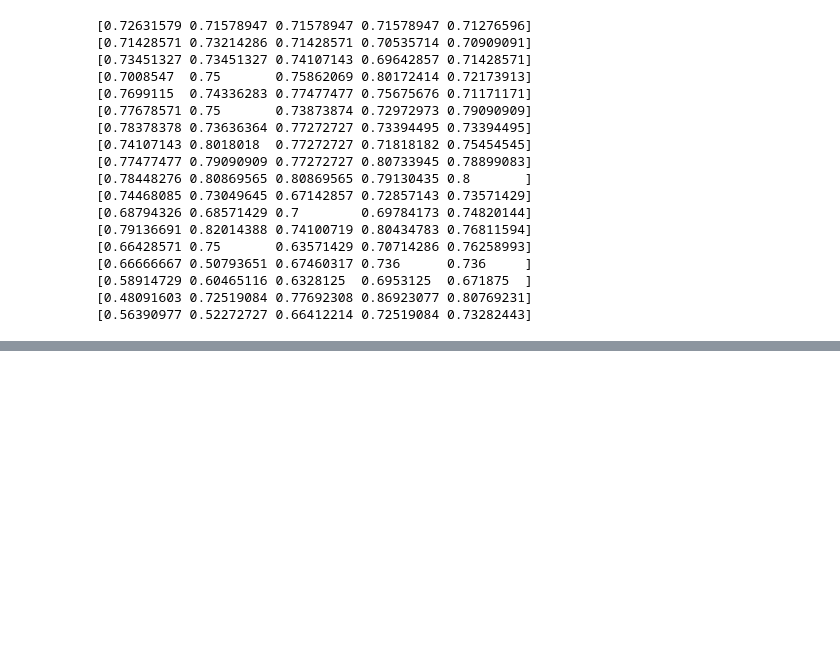
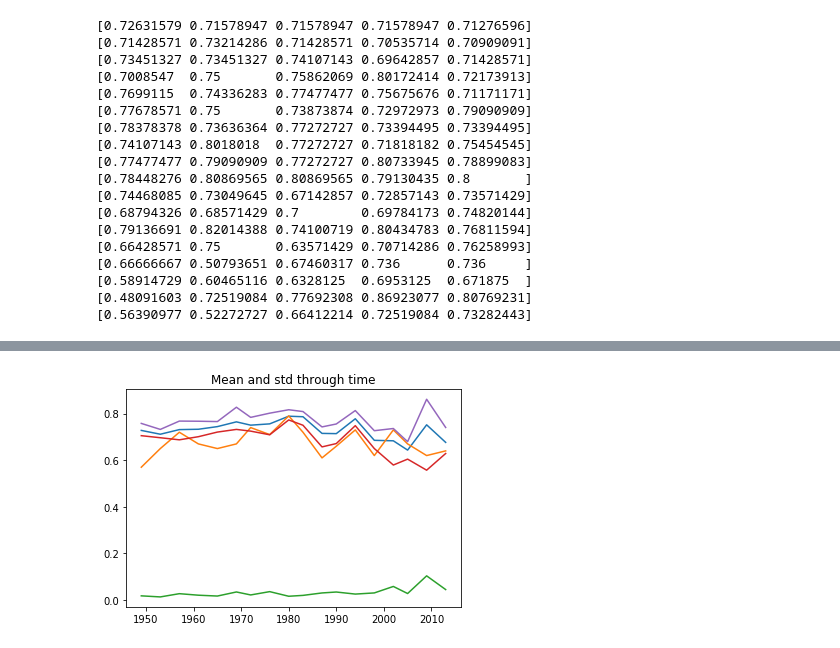
Before and after one commit to techlabsms/project-wt-18-12-Abgeordnetenanalyse, a Jupyter notebook: Prediction.ipynb, the cells around one changed output, grey strips where cells are left out. Saved outputs shown, nothing was run; the diff lists cells and outputs as text; code cells hidden in the pictures; blank space fills up the shorter version.

```diff
--- a/Prediction.ipynb
+++ b/Prediction.ipynb
@@ -300,0 +377,16 @@ for i in list(range(0,18)):
+# %%
+mean_lst = []
+std_lst = []
+for e in score_lst:
+    mean_lst.append(np.mean(e))
+    std_lst.append(np.std(e))
+
+plt.plot(uni_lst[:18], mean_lst)
+plt.plot(uni_lst[:18], surv_rate_lst)
+plt.plot(uni_lst[:18], std_lst)
+plt.plot(uni_lst[:18], minscr_lst)
+plt.plot(uni_lst[:18], maxscr_lst)
+plt.title('Mean and std through time')
+plt.show()
+# %% [output]
+[figure, added]
```
Also changed, not shown: parts of 4 cells of this notebook.
